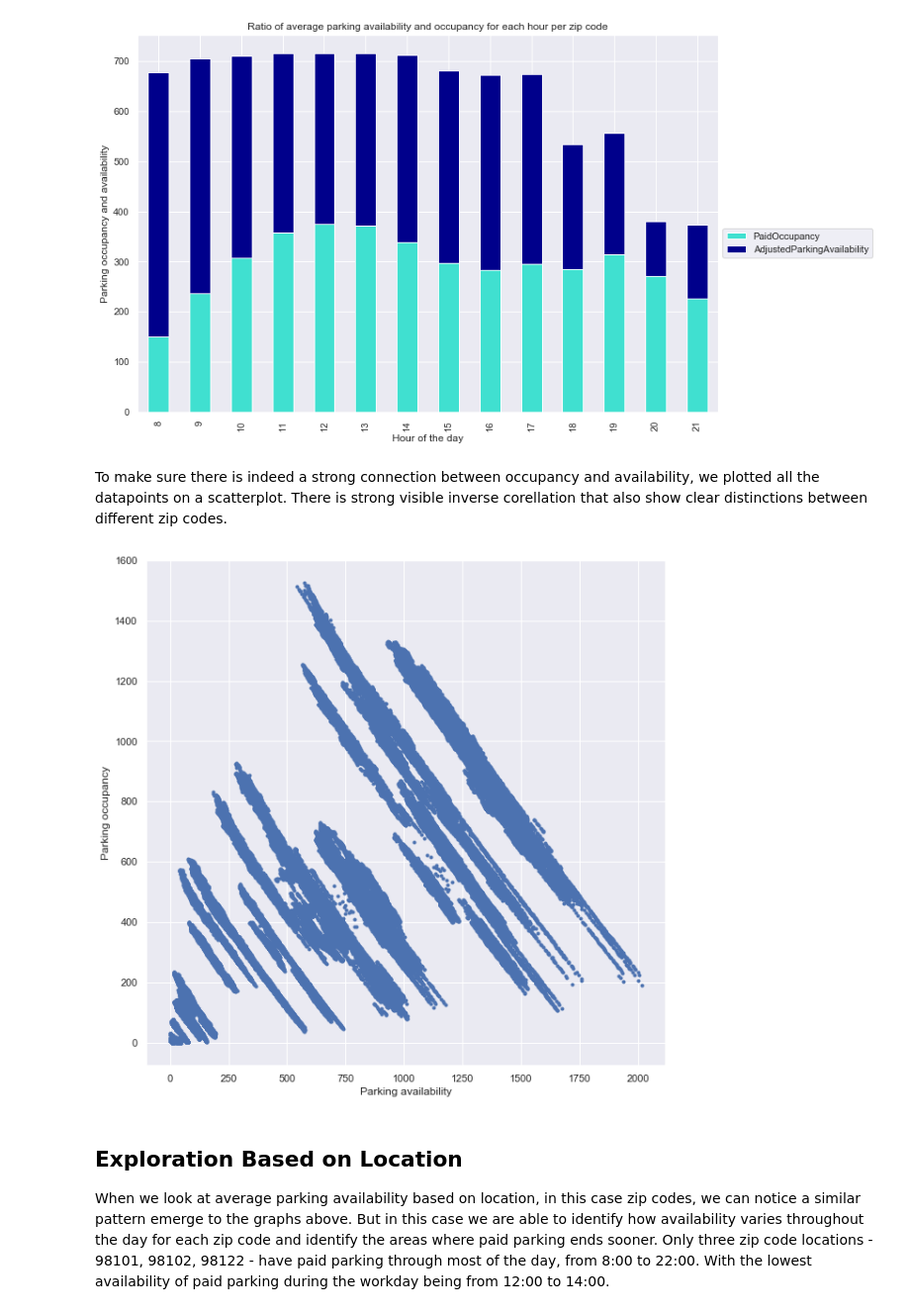
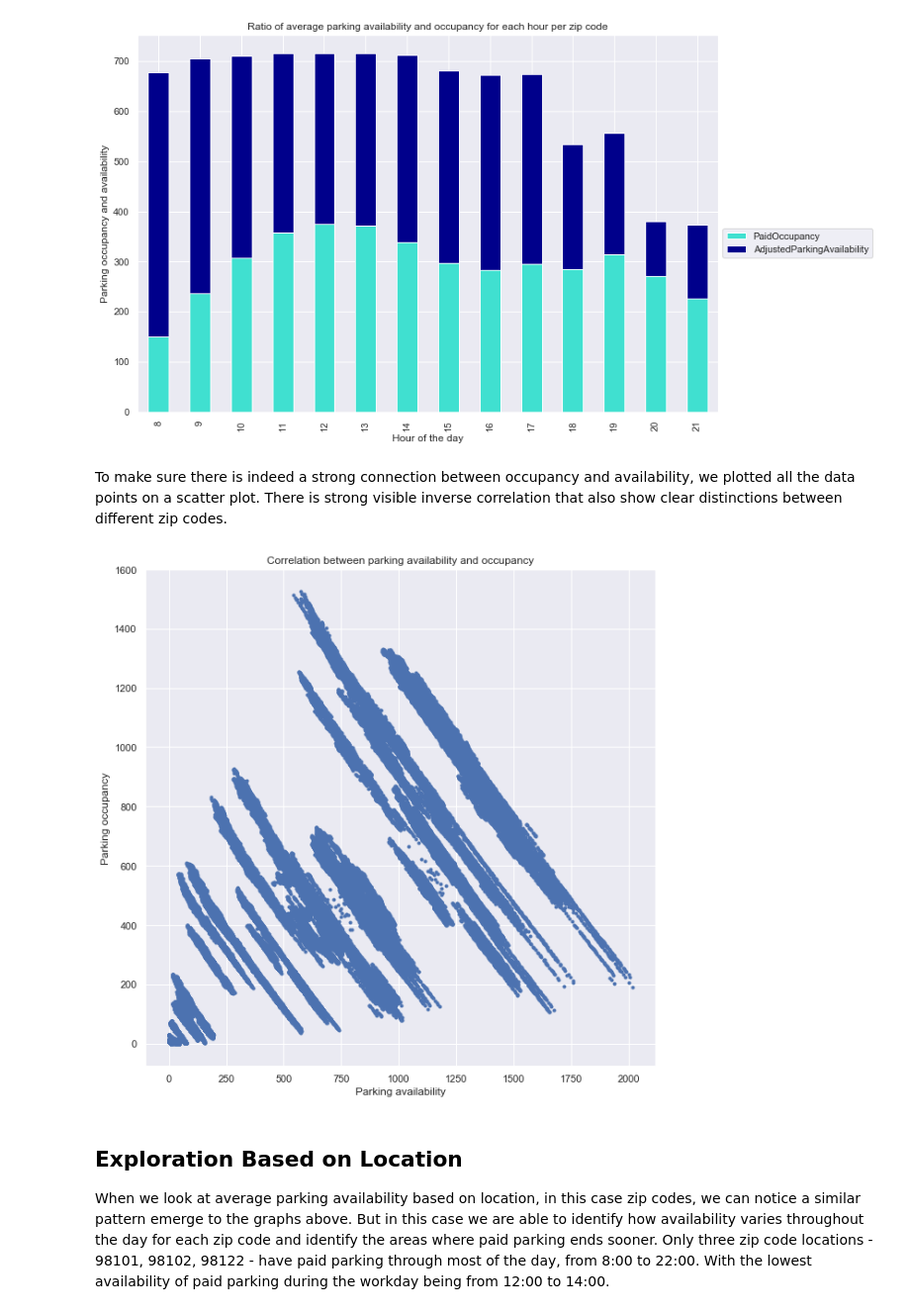
Before and after one commit to monikakrajnc/Capstone-Project-1, a Jupyter notebook: Data Story.ipynb, the cells around one changed output. Shown at 99% size. Cells and saved outputs as stored; diff of their text form; code cells hidden in the pictures.

Commit message:
Fixed typos and added missing graph titles

```diff
--- a/Data Story.ipynb
+++ b/Data Story.ipynb
@@ -91,15 +91,16 @@ plt.show()
 # %% [output]
 [figure]
 # %% [markdown]
-To make sure there is indeed a strong connection between occupancy and availability, we plotted all the datapoints on a scatterplot. There is strong visible inverse corellation that also show clear distinctions between different zip codes.
+To make sure there is indeed a strong connection between occupancy and availability, we plotted all the data points on a scatter plot. There is strong visible inverse correlation that also show clear distinctions between different zip codes.
 # %%
 plt.figure(figsize=(10,10))
 _ = plt.plot(data_groupby_zip['AdjustedParkingAvailability'], data_groupby_zip['PaidOccupancy'], marker='.', linestyle='none')
 _ = plt.xlabel('Parking availability')
 _ = plt.ylabel('Parking occupancy')
+_ = plt.title('Correlation between parking availability and occupancy')
 plt.show()
 # %% [output]
-[figure, old version]
+[figure, new version]
 # %% [markdown]
 ## Exploration Based on Location
 
```
Also changed, not shown: parts of 18 cells of this notebook.
